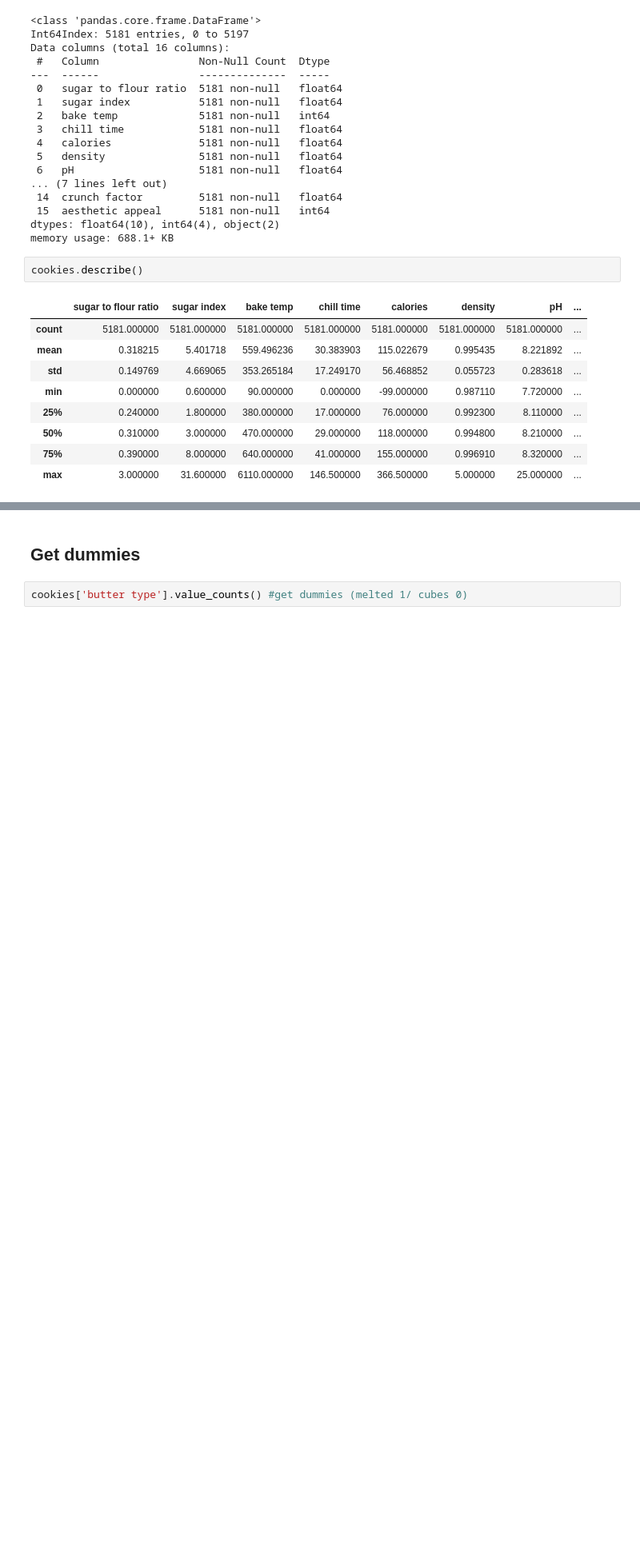
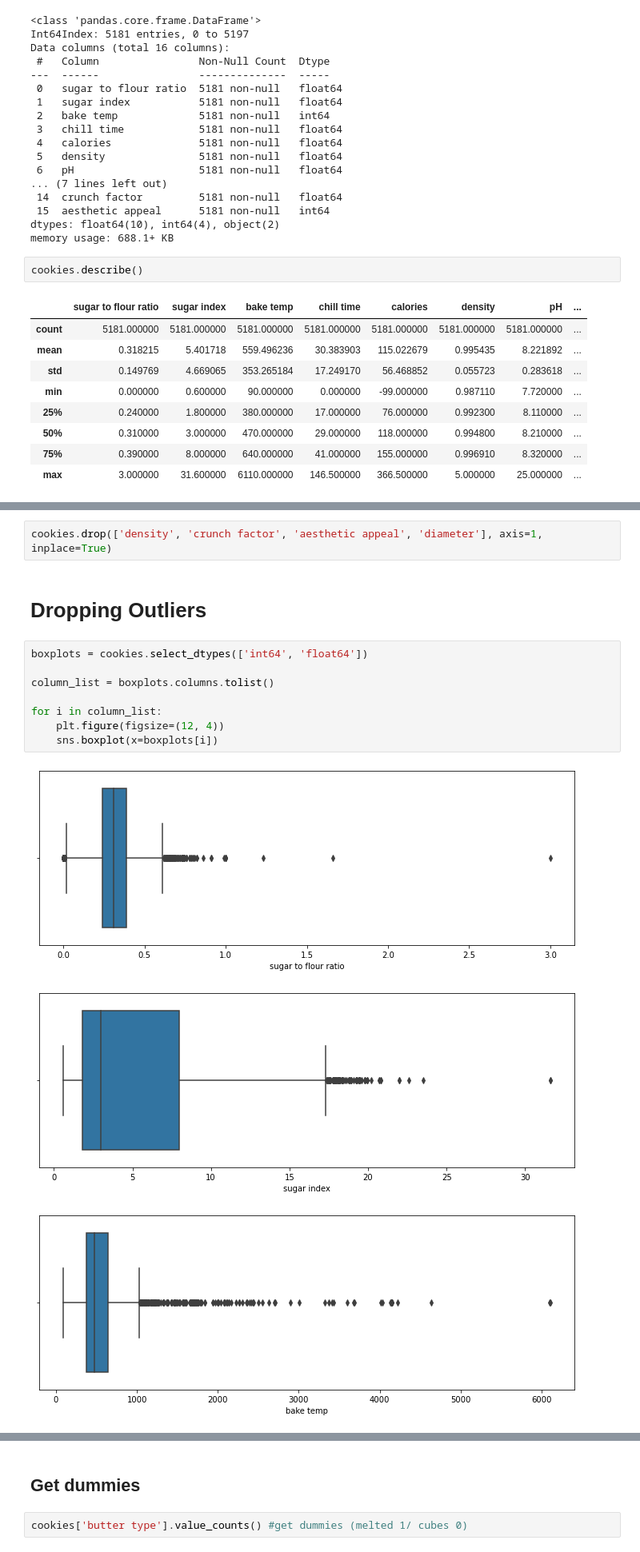
Before and after one commit to Salevo/ML_competition, a Jupyter notebook: Code/Data Workbook.ipynb, the cells around one changed output, grey strips where cells are left out. Shown at 80% size. Saved outputs shown, nothing was run; the diff lists cells and outputs as text; blank space fills up the shorter version.

```diff
--- a/Code/Data Workbook.ipynb
+++ b/Code/Data Workbook.ipynb
@@ -89,0 +123,16 @@ cookies.describe()
+# %%
+cookies.drop(['density', 'crunch factor', 'aesthetic appeal', 'diameter'], axis=1, inplace=True)
+# %% [markdown]
+# Dropping Outliers
+# %%
+boxplots = cookies.select_dtypes(['int64', 'float64'])
+
+column_list = boxplots.columns.tolist()
+
+for i in column_list:
+    plt.figure(figsize=(12, 4))
+    sns.boxplot(x=boxplots[i])
+# %% [output]
+[figure, added]
+[figure, added]
+[figure, added]
```
Also changed, not shown: parts of 20 cells of this notebook, 3 other files.
